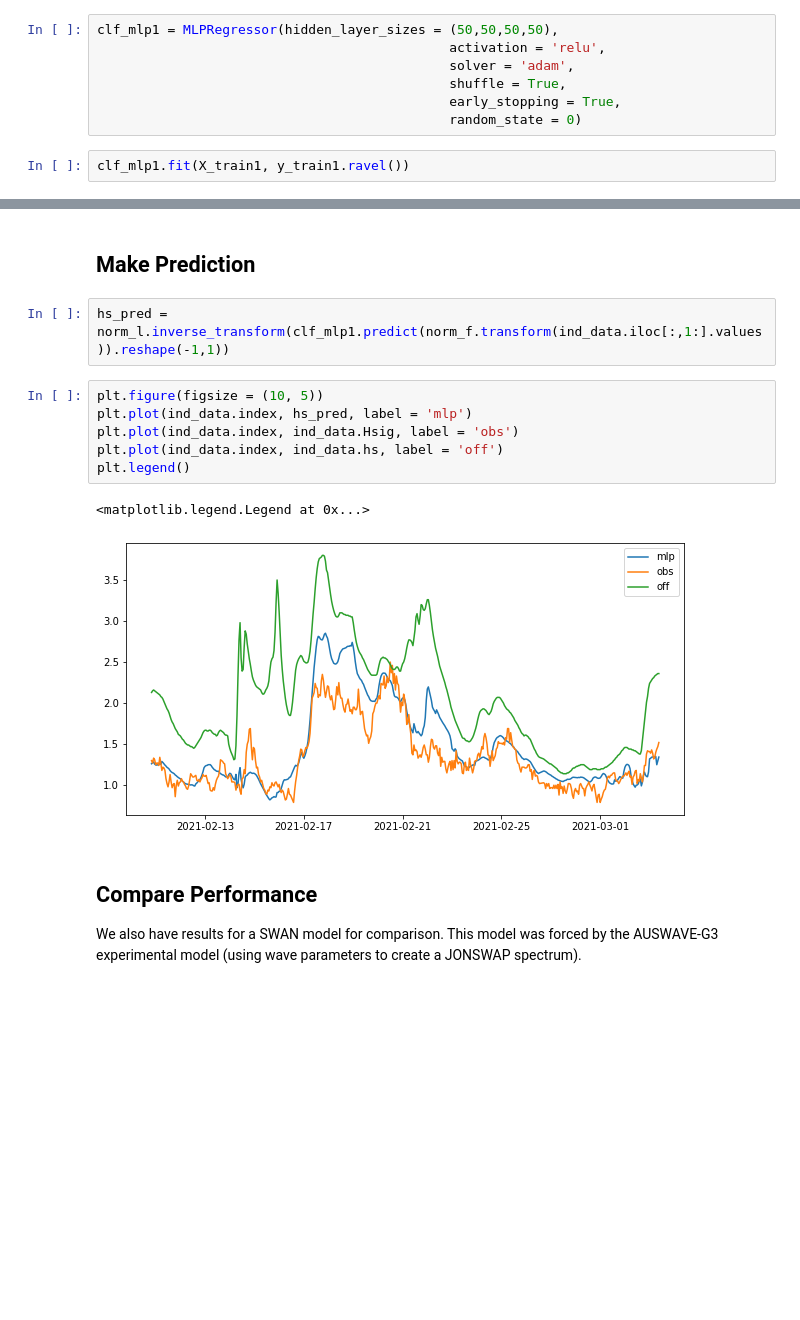
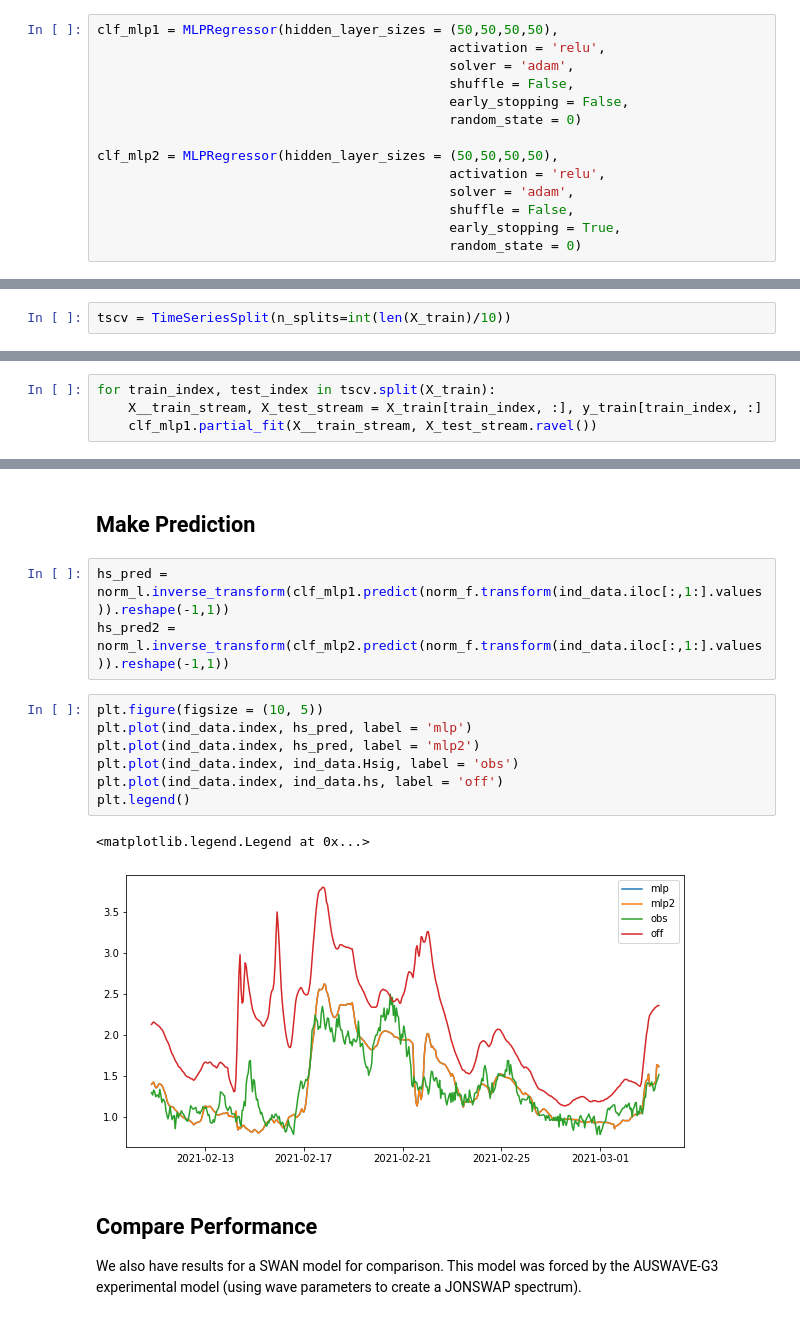
Before and after one commit to DrakonianMight/ML_wavePred, a Jupyter notebook: notebooks/straight_to_obs_Hs.ipynb, the cells around one changed output, grey strips where cells are left out. Saved outputs shown, nothing was run; the diff lists cells and outputs as text; blank space fills up the shorter version.

```diff
--- a/notebooks/straight_to_obs_Hs.ipynb
+++ b/notebooks/straight_to_obs_Hs.ipynb
@@ -163,8 +163,13 @@ import pickle
 clf_mlp1 = MLPRegressor(hidden_layer_sizes = (50,50,50,50),
                                              activation = 'relu',
                                              solver = 'adam',
-                                             shuffle = True,
+                                             shuffle = False,
+                                             early_stopping = False,
+                                             random_state = 0)
+
+clf_mlp2 = MLPRegressor(hidden_layer_sizes = (50,50,50,50),
+                                             activation = 'relu',
+                                             solver = 'adam',
+                                             shuffle = False,
                                              early_stopping = True,
                                              random_state = 0)
-# %%
-clf_mlp1.fit(X_train1, y_train1.ravel())
@@ -173,0 +176,2 @@ MLPRegressor(early_stopping=True, hidden_layer_sizes=(50, 50, 50, 50),
+# %%
+tscv = TimeSeriesSplit(n_splits=int(len(X_train)/10))
@@ -173,0 +186,4 @@ MLPRegressor(early_stopping=True, hidden_layer_sizes=(50, 50, 50, 50),
+# %%
+for train_index, test_index in tscv.split(X_train):
+    X__train_stream, X_test_stream = X_train[train_index, :], y_train[train_index, :]
+    clf_mlp1.partial_fit(X__train_stream, X_test_stream.ravel())
@@ -175,15 +196,17 @@ MLPRegressor(early_stopping=True, hidden_layer_sizes=(50, 50, 50, 50),
 ## Make Prediction
 # %%
 hs_pred = norm_l.inverse_transform(clf_mlp1.predict(norm_f.transform(ind_data.iloc[:,1:].values)).reshape(-1,1))
+hs_pred2 = norm_l.inverse_transform(clf_mlp2.predict(norm_f.transform(ind_data.iloc[:,1:].values)).reshape(-1,1))
 # %%
 plt.figure(figsize = (10, 5))
 plt.plot(ind_data.index, hs_pred, label = 'mlp')
+plt.plot(ind_data.index, hs_pred, label = 'mlp2')
 plt.plot(ind_data.index, ind_data.Hsig, label = 'obs')
 plt.plot(ind_data.index, ind_data.hs, label = 'off')
 plt.legend()
 # %% [output]
 <matplotlib.legend.Legend at 0x...>
-[figure, old version]
+[figure, new version]
 # %% [markdown]
 ## Compare Performance
 
```
Also changed, not shown: parts of 8 cells of this notebook.
